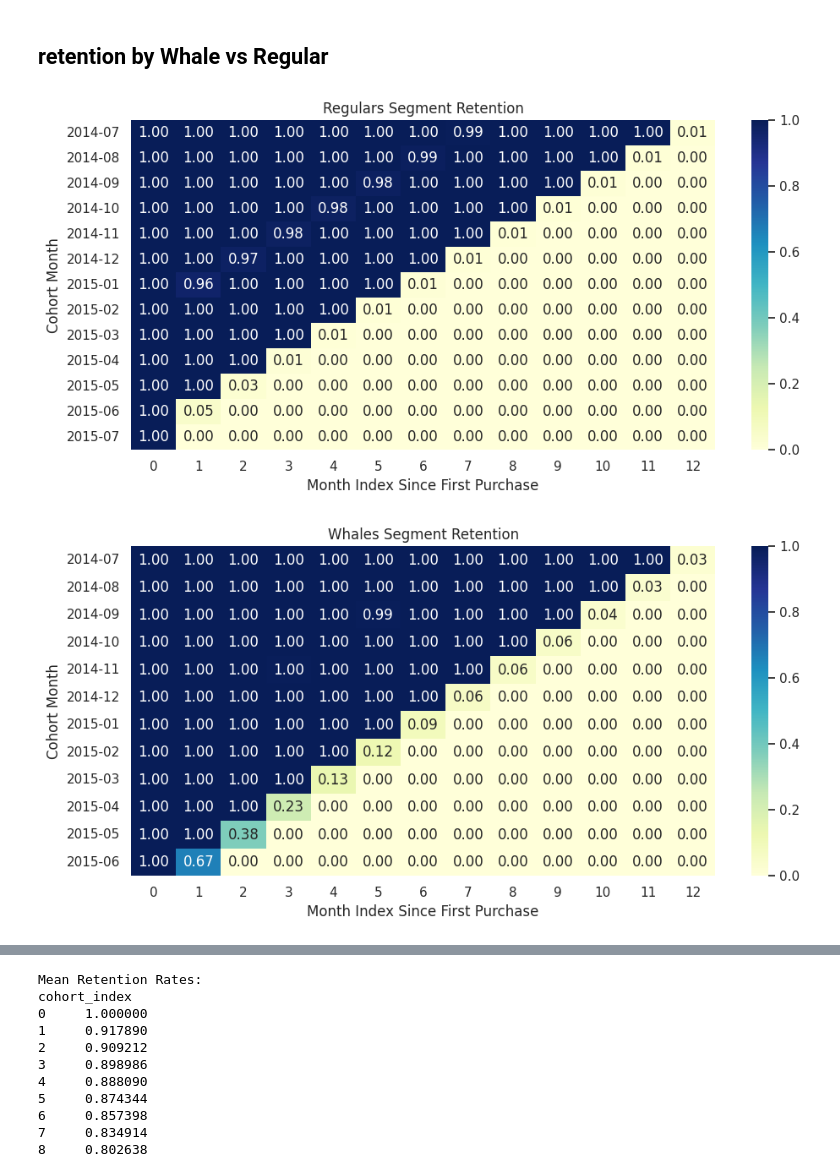
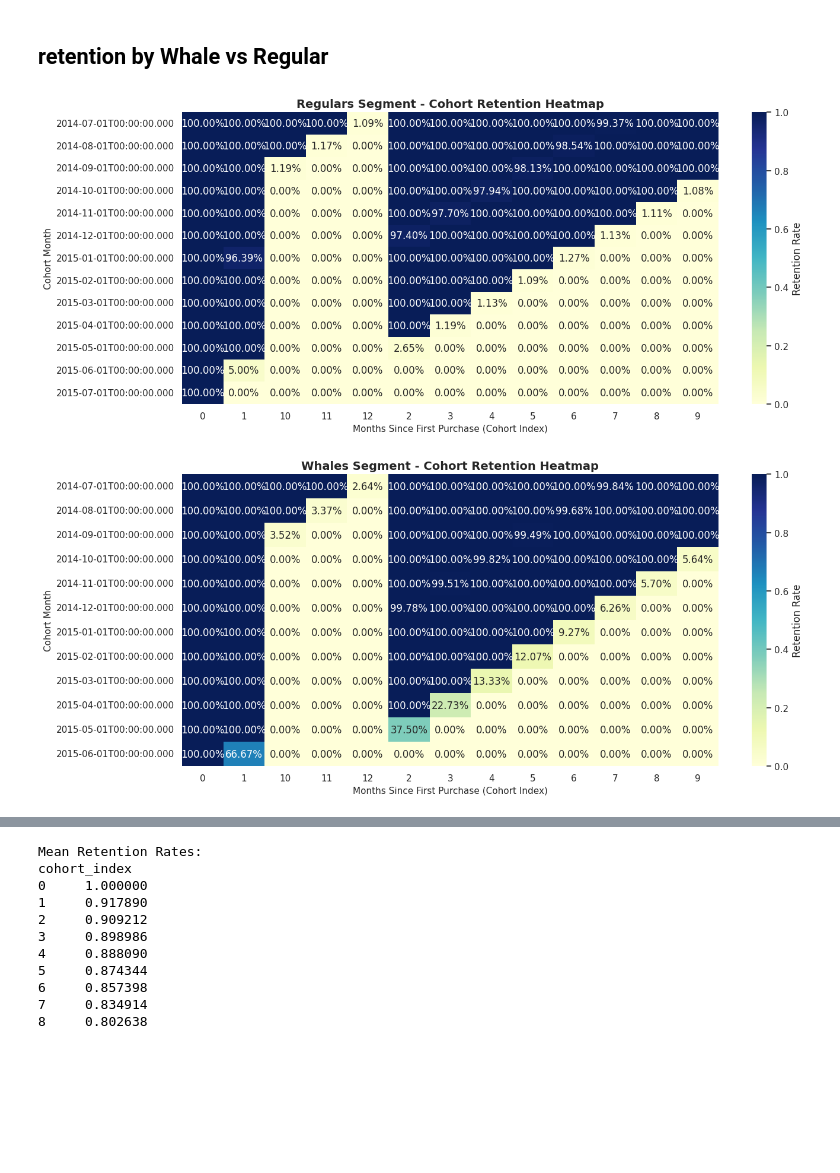
Before and after one commit to ppts2545/Instacart-Market-Basket-Analysis, a Jupyter notebook: notebooks/02_Exploratory_Data_Analysis/02b_customer_retention_clv.ipynb, the cells around one changed output, grey strips where cells are left out. Drawn from its saved outputs; the diff is of its cells as text; code cells hidden in the pictures; blank space fills up the shorter version.

```diff
--- a/notebooks/02_Exploratory_Data_Analysis/02b_customer_retention_clv.ipynb
+++ b/notebooks/02_Exploratory_Data_Analysis/02b_customer_retention_clv.ipynb
@@ -177,37 +251,33 @@ retention_seg = retention_seg.sort_index().sort_index(axis=1)
 # %%
-segments = list(retention_seg.index.get_level_values(0).unique())
-
-# บังคับลำดับ: Regular มาก่อน
-segments = sorted(segments, key=lambda x: 0 if x == "Regulars" else 1)
+# Extract unique segments and plot heatmaps
+segments = retention_seg_pandas.index.get_level_values(0).unique().tolist()
+segments = sorted(segments, key=lambda x: (0 if x == "Regulars" else 1))
 
 for seg in segments:
-    seg_data = retention_seg.loc[seg].copy()
+    seg_data = retention_seg_pandas.loc[seg].copy()
 
-    # 🔧 กันพัง: sort + fill
+    # Sort and fill NaN values
     seg_data = seg_data.sort_index().sort_index(axis=1)
     seg_data = seg_data.fillna(0)
 
-    # 🔥 สร้าง figure ใหม่ทุกครั้ง
-    plt.figure(figsize=(10, 5))
-
+    # Create heatmap
+    plt.figure(figsize=(14, 6))
     sns.heatmap(
         seg_data,
         annot=True,
-        fmt=".2f",
+        fmt=".2%",  # Display as percentage
         cmap="YlGnBu",
         vmin=0,
         vmax=1,
-        mask=seg_data.isna(),  # ใช้ mask ของตัวเอง
-        cbar=True
+        cbar_kws={"label": "Retention Rate"},
     )
 
-    plt.title(f"{seg} Segment Retention")
-    plt.xlabel("Month Index Since First Purchase")
-    plt.ylabel("Cohort Month")
-
+    plt.title(f"{seg} Segment - Cohort Retention Heatmap", fontsize=14, fontweight='bold')
+    plt.xlabel("Months Since First Purchase (Cohort Index)", fontsize=11)
+    plt.ylabel("Cohort Month", fontsize=11)
     plt.tight_layout()
     plt.show()
 # %% [output]
-[figure, old version]
+[figure, new version]
-[figure, old version]
+[figure, new version]
 # %%
```
Also changed, not shown: parts of 12 cells of this notebook, 5 other files.
